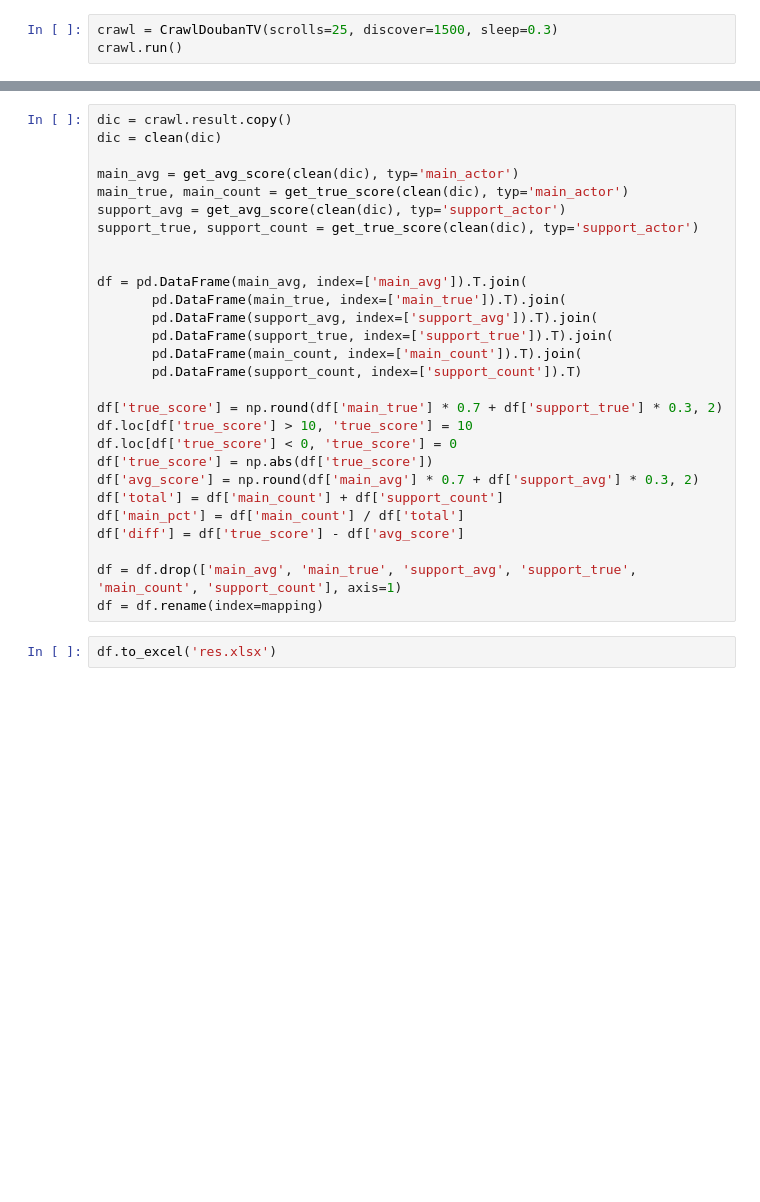
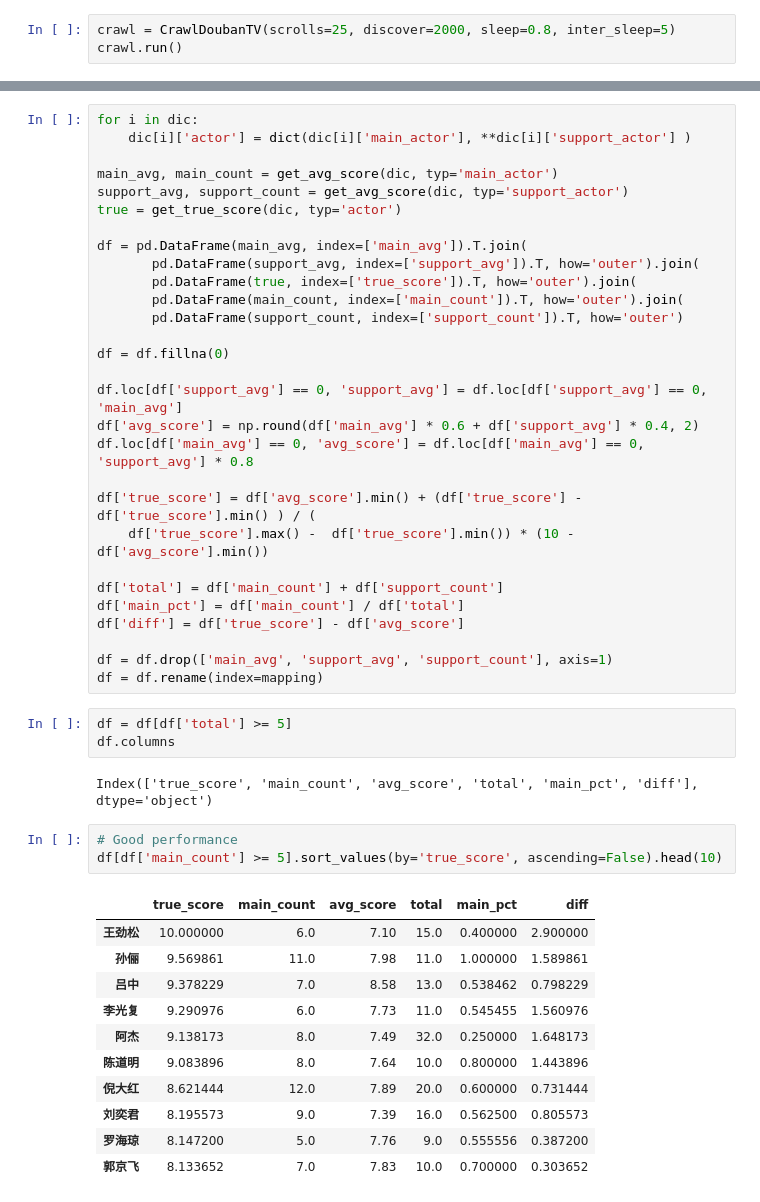
Before and after one commit to rafaelxiao/artemis, a Jupyter notebook: scripts/crawling_douban.ipynb, the cells around one changed output, grey strips where cells are left out. Saved outputs shown, nothing was run; the diff lists cells and outputs as text; blank space fills up the shorter version.

Commit message:
fixed crawling_douban

```diff
--- a/scripts/crawling_douban.ipynb
+++ b/scripts/crawling_douban.ipynb
@@ -196,7 +209,7 @@ def get_mapping(dic):
         char_dic = dict(char_dic, **dic[i]['support_actor'])
     return char_dic
 # %%
-crawl = CrawlDoubanTV(scrolls=25, discover=1500, sleep=0.3)
+crawl = CrawlDoubanTV(scrolls=25, discover=2000, sleep=0.8, inter_sleep=5)
 crawl.run()
 # %% [output]
 Crawling main...
@@ -215,30 +233,49 @@ Num of chars crawed: 5986
 # %%
-dic = crawl.result.copy()
-dic = clean(dic)
+for i in dic:
+    dic[i]['actor'] = dict(dic[i]['main_actor'], **dic[i]['support_actor'] )
 
-main_avg = get_avg_score(clean(dic), typ='main_actor')
-main_true, main_count = get_true_score(clean(dic), typ='main_actor')
-support_avg = get_avg_score(clean(dic), typ='support_actor')
-support_true, support_count = get_true_score(clean(dic), typ='support_actor')
-
+main_avg, main_count = get_avg_score(dic, typ='main_actor')
+support_avg, support_count = get_avg_score(dic, typ='support_actor')
+true = get_true_score(dic, typ='actor')
 
 df = pd.DataFrame(main_avg, index=['main_avg']).T.join(
-       pd.DataFrame(main_true, index=['main_true']).T).join(
-       pd.DataFrame(support_avg, index=['support_avg']).T).join(
-       pd.DataFrame(support_true, index=['support_true']).T).join(
-       pd.DataFrame(main_count, index=['main_count']).T).join(
-       pd.DataFrame(support_count, index=['support_count']).T)
+       pd.DataFrame(support_avg, index=['support_avg']).T, how='outer').join(
+       pd.DataFrame(true, index=['true_score']).T, how='outer').join(
+       pd.DataFrame(main_count, index=['main_count']).T, how='outer').join(
+       pd.DataFrame(support_count, index=['support_count']).T, how='outer')
 
-df['true_score'] = np.round(df['main_true'] * 0.7 + df['support_true'] * 0.3, 2)
-df.loc[df['true_score'] > 10, 'true_score'] = 10
-df.loc[df['true_score'] < 0, 'true_score'] = 0
-df['true_score'] = np.abs(df['true_score'])
-df['avg_score'] = np.round(df['main_avg'] * 0.7 + df['support_avg'] * 0.3, 2)
+df = df.fillna(0)
+
+df.loc[df['support_avg'] == 0, 'support_avg'] = df.loc[df['support_avg'] == 0, 'main_avg']
+df['avg_score'] = np.round(df['main_avg'] * 0.6 + df['support_avg'] * 0.4, 2)
+df.loc[df['main_avg'] == 0, 'avg_score'] = df.loc[df['main_avg'] == 0, 'support_avg'] * 0.8
+
+df['true_score'] = df['avg_score'].min() + (df['true_score'] - df['true_score'].min() ) / (
+    df['true_score'].max() -  df['true_score'].min()) * (10 - df['avg_score'].min())
+
 df['total'] = df['main_count'] + df['support_count']
 df['main_pct'] = df['main_count'] / df['total']
 df['diff'] = df['true_score'] - df['avg_score']
 
-df = df.drop(['main_avg', 'main_true', 'support_avg', 'support_true', 'main_count', 'support_count'], axis=1)
+df = df.drop(['main_avg', 'support_avg', 'support_count'], axis=1)
 df = df.rename(index=mapping)
-# %%
-df.to_excel('res.xlsx')
+# %%
+df = df[df['total'] >= 5]
+df.columns
+# %% [output]
+Index(['true_score', 'main_count', 'avg_score', 'total', 'main_pct', 'diff'], dtype='object')
+# %%
+# Good performance
+df[df['main_count'] >= 5].sort_values(by='true_score', ascending=False).head(10)
+# %% [output]
+|  | true_score | main_count | avg_score | total | main_pct | diff |
+| 王劲松 | 10.000000 | 6.0 | 7.10 | 15.0 | 0.400000 | 2.900000 |
+| 孙俪 | 9.569861 | 11.0 | 7.98 | 11.0 | 1.000000 | 1.589861 |
+| 吕中 | 9.378229 | 7.0 | 8.58 | 13.0 | 0.538462 | 0.798229 |
+| 李光复 | 9.290976 | 6.0 | 7.73 | 11.0 | 0.545455 | 1.560976 |
+| 阿杰 | 9.138173 | 8.0 | 7.49 | 32.0 | 0.250000 | 1.648173 |
+| 陈道明 | 9.083896 | 8.0 | 7.64 | 10.0 | 0.800000 | 1.443896 |
+| 倪大红 | 8.621444 | 12.0 | 7.89 | 20.0 | 0.600000 | 0.731444 |
+| 刘奕君 | 8.195573 | 9.0 | 7.39 | 16.0 | 0.562500 | 0.805573 |
+| 罗海琼 | 8.147200 | 5.0 | 7.76 | 9.0 | 0.555556 | 0.387200 |
+| 郭京飞 | 8.133652 | 7.0 | 7.83 | 10.0 | 0.700000 | 0.303652 |
```
Also changed, not shown: parts of 14 cells of this notebook.
